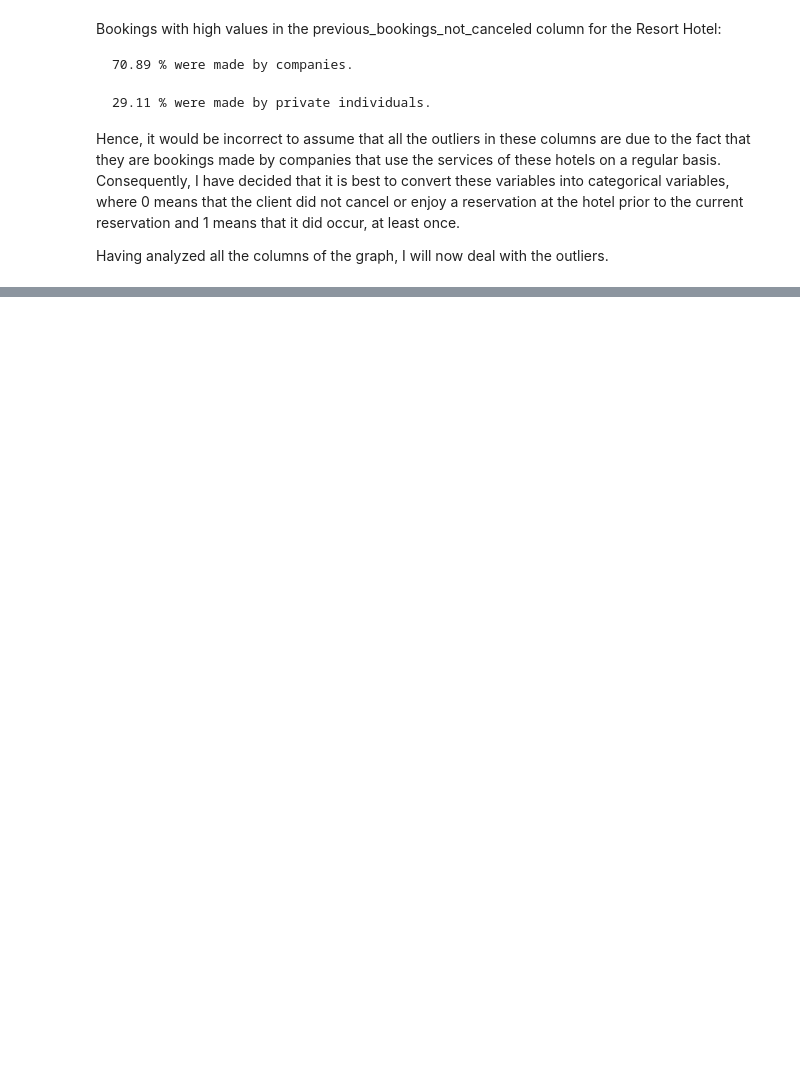
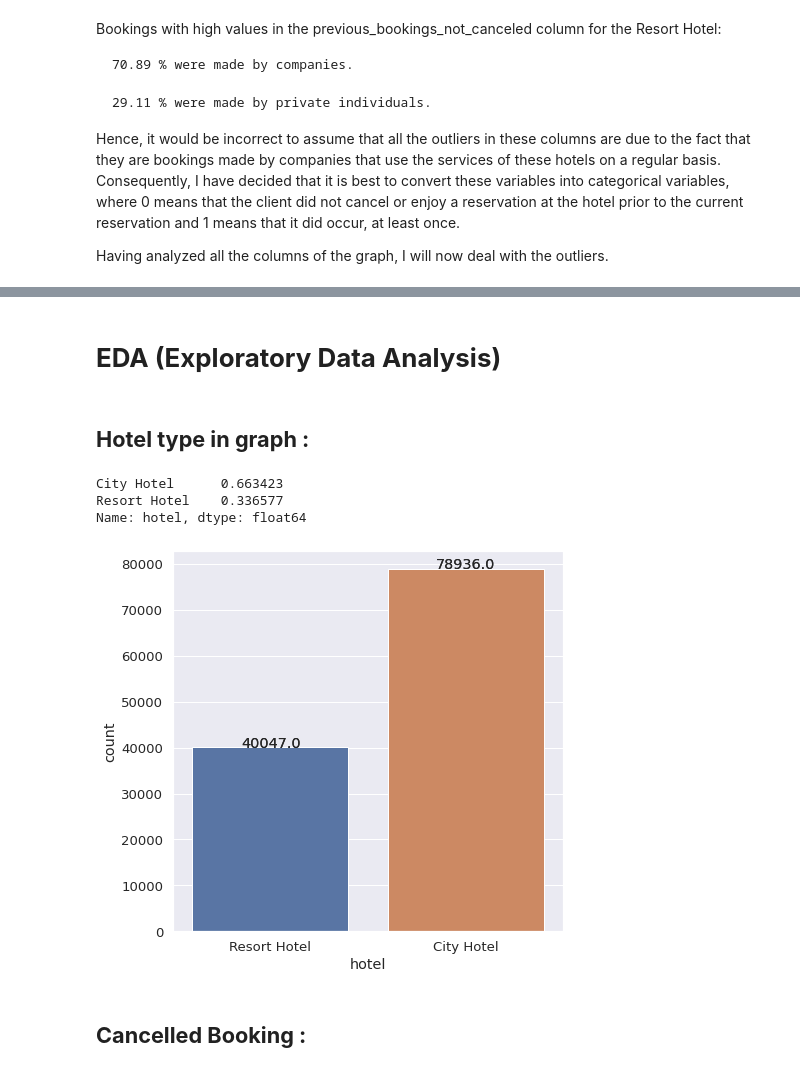
Before and after one commit to prati25/Hotel-Booking-Analysis, a Jupyter notebook: Copy_of_Hotel_Booking_Analysis_Capstone_Project.ipynb, the cells around one changed output, grey strips where cells are left out. Saved outputs shown, nothing was run; the diff lists cells and outputs as text; code cells hidden in the pictures; blank space fills up the shorter version.

```diff
--- a/Copy_of_Hotel_Booking_Analysis_Capstone_Project.ipynb
+++ b/Copy_of_Hotel_Booking_Analysis_Capstone_Project.ipynb
@@ -386,17 +417,23 @@ pk['previous_bookings_not_canceled'] = df['previous_bookings_not_canceled'].asty
-# %%
-#Creating arrival_date column and changing its datatype to datetime :
-
-pk['arrival_date'] = pk['arrival_date_day_of_month'] + '-' + pk['arrival_date_month'] + '-' + pk['arrival_date_year']
-pk['arrival_date'] = pd.to_datetime(pk['arrival_date'], errors = 'coerce')
-# %%
-#Combining cgildren and babies toge there as kids :
-
-pk['kids'] = pk['children'] + pk['babies']
-# %%
-#Creating total_members column :
-
-pk['total_members'] = pk['kids'] + pk['adults']
-# %%
-#Total nights per booking :
-
-pk['total_nights'] = pk['stays_in_week_nights'] + pk['']
+# %% [markdown]
+# **EDA (Exploratory Data Analysis)**
+# %% [markdown]
+## **Hotel type in graph :**
+# %%
+pk.hotel.value_counts(normalize = True)
+# %% [output]
+City Hotel      0.663423
+Resort Hotel    0.336577
+Name: hotel, dtype: float64
+# %%
+#The hotel type count in grapth :
+
+plt.figure(figsize=(7,7))
+sns.countplot(pk['hotel'], palette = 'husl')
+xa = sns.countplot(x = "hotel", data = pk)
+for p in xa.patches:
+  xa.annotate('{:.1f}'.format(p.get_height()), (p.get_x()+0.25, p.get_height()+0.90))
+plt.show()
+# %% [output]
+[figure, added]
+# %% [markdown]
+## **Cancelled Booking :**
```
Also changed, not shown: parts of 66 cells of this notebook.
